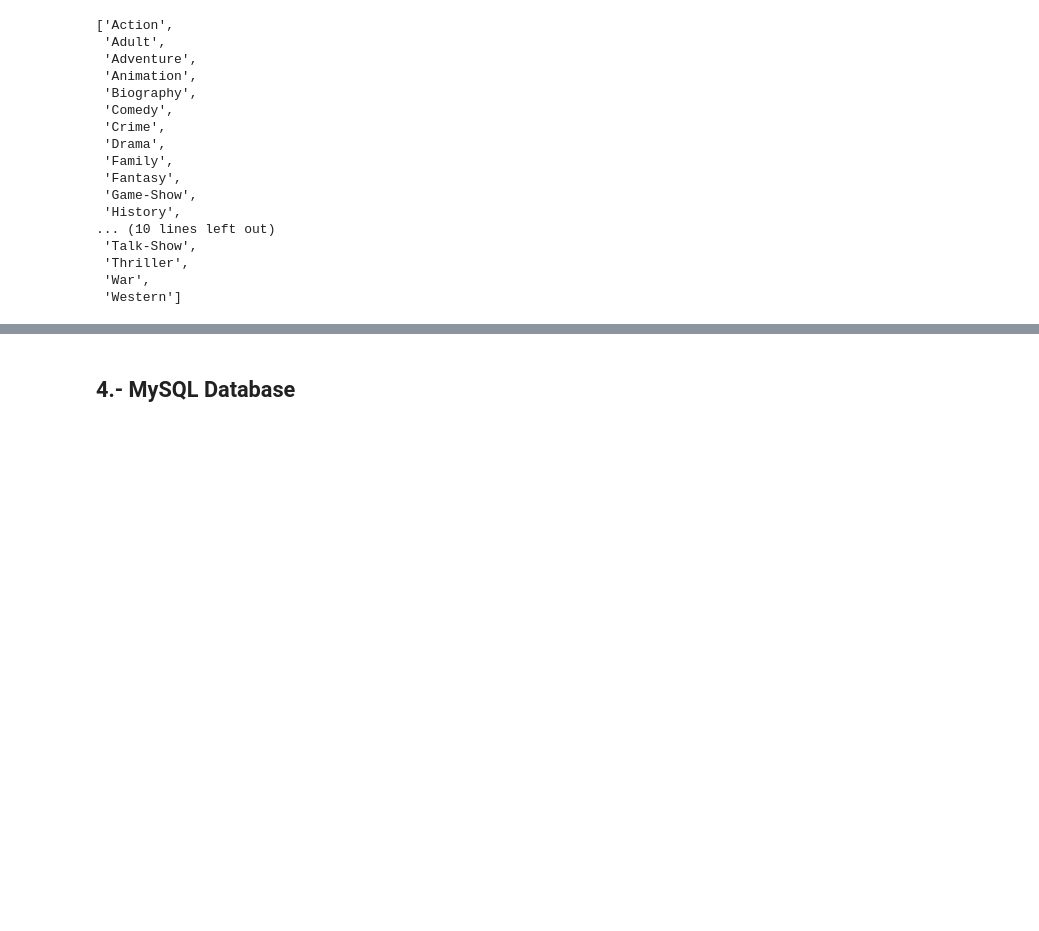
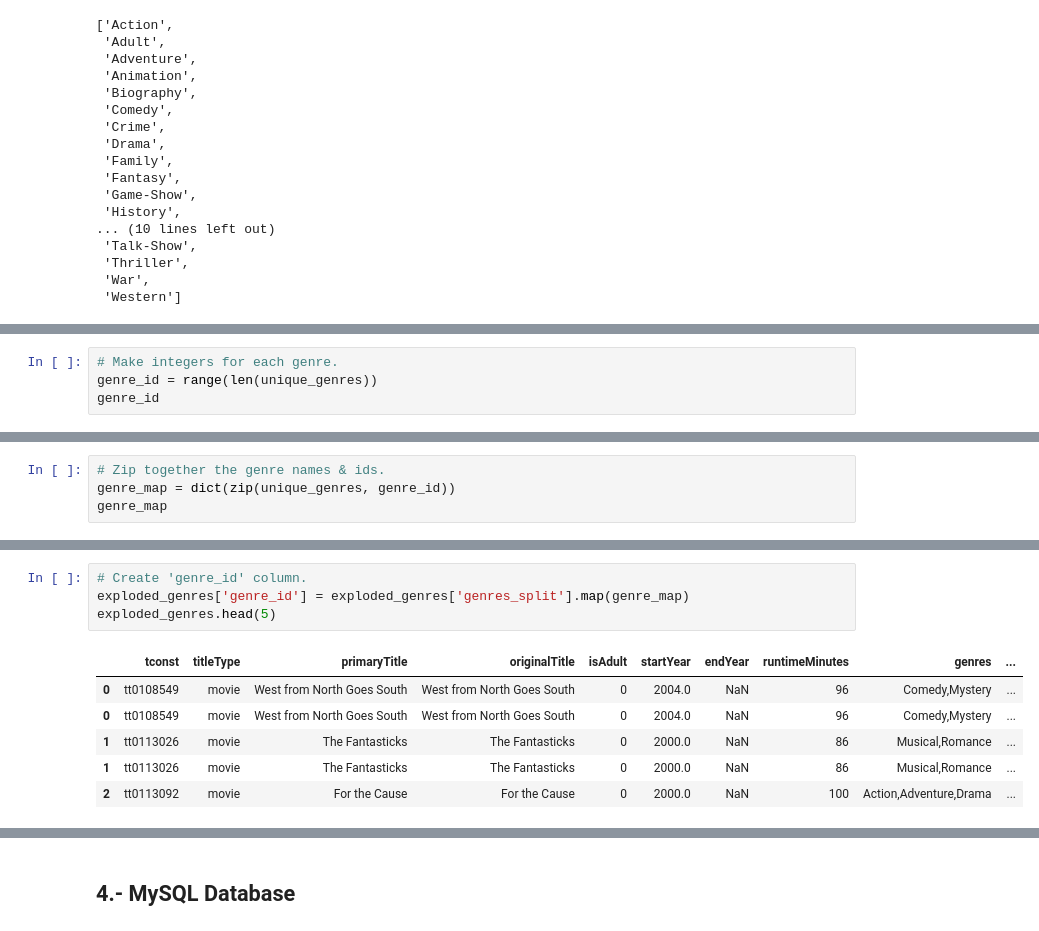
Before and after one commit to edleafvirtual/Project-3-IMDb-Successful-movie, a Jupyter notebook: Part C - ETL process.ipynb, the cells around one changed output, grey strips where cells are left out. Saved outputs shown, nothing was run; the diff lists cells and outputs as text; blank space fills up the shorter version.

```diff
--- a/Part C - ETL process.ipynb
+++ b/Part C - ETL process.ipynb
@@ -253,0 +191,4 @@ genres.head()
+# %%
+# Make integers for each genre.
+genre_id = range(len(unique_genres))
+genre_id
@@ -253,0 +197,4 @@ genres.head()
+# %%
+# Zip together the genre names & ids.
+genre_map = dict(zip(unique_genres, genre_id))
+genre_map
@@ -253,0 +249,11 @@ genres.head()
+# %%
+# Create 'genre_id' column.
+exploded_genres['genre_id'] = exploded_genres['genres_split'].map(genre_map)
+exploded_genres.head(5)
+# %% [output]
+|  | tconst | titleType | primaryTitle | originalTitle | isAdult | startYear | endYear | runtimeMinutes | genres | ... |
+| 0 | tt0108549 | movie | West from North Goes South | West from North Goes South | 0 | 2004.0 | NaN | 96 | Comedy,Mystery | ... |
+| 0 | tt0108549 | movie | West from North Goes South | West from North Goes South | 0 | 2004.0 | NaN | 96 | Comedy,Mystery | ... |
+| 1 | tt0113026 | movie | The Fantasticks | The Fantasticks | 0 | 2000.0 | NaN | 86 | Musical,Romance | ... |
+| 1 | tt0113026 | movie | The Fantasticks | The Fantasticks | 0 | 2000.0 | NaN | 86 | Musical,Romance | ... |
+| 2 | tt0113092 | movie | For the Cause | For the Cause | 0 | 2000.0 | NaN | 100 | Action,Adventure,Drama | ... |
```
Also changed, not shown: parts of 43 cells of this notebook.
